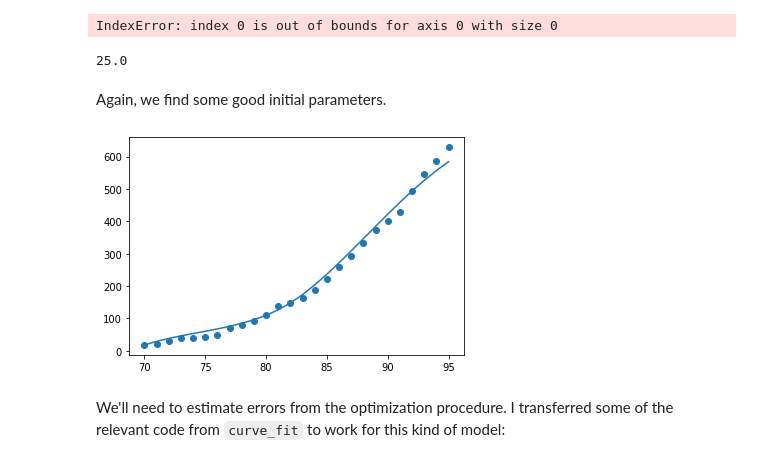
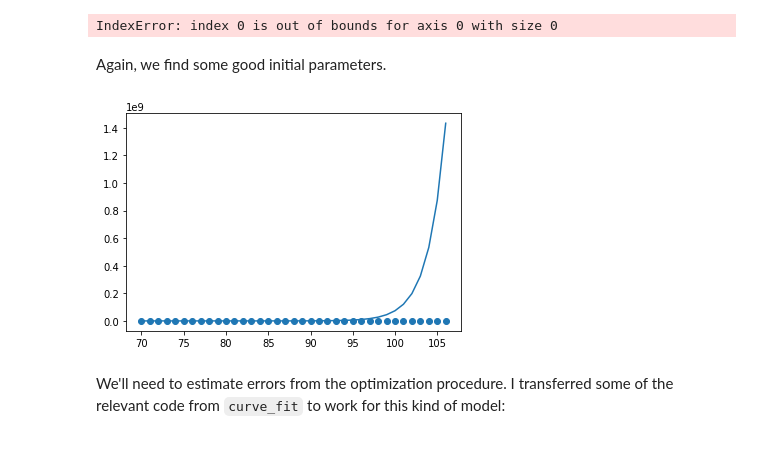
Before and after one commit to velischrist/billy-kimba, a Jupyter notebook: basic_models/seiirq.ipynb, the cells around one changed output. Drawn from its saved outputs; the diff is of its cells as text; code cells hidden in the pictures.

```diff
--- a/basic_models/seiirq.ipynb
+++ b/basic_models/seiirq.ipynb
@@ -54,7 +54,7 @@ Fix the missing FIPS codes for some counties
 # %%
 # Manually set the FIPS codes for NYC and Guam as the data does
 # not have those set.
-df.loc[df['county'] == 'New York City', 'fips'] = 36061
+df.loc[df['county'] == 'New York City', 'fips'] = 25017
 df.loc[df['state'] == 'Guam', 'fips'] = 66010
 
 # Remove areas with no FIPS codes.
@@ -128,17 +124,8 @@ IndexError: index 0 is out of bounds for axis 0 with size 0
 # %%
 # Google Mobility Dataset
 mob_df = pd.read_csv(f"{homedir}/data/google_mobility/Global_Mobility_Report.csv")
-# %%
-date1 = "2020-02-15"
-date2 = "2020-01-21"
-d1 = pd.to_datetime(date1)
-d2 = pd.to_datetime(date2)
-d = (d1 - d2) / np.timedelta64(1, 'D')
-d
-# %% [output]
-25.0
 # %%
-fips = 25017
+fips = 53061
 name = df[df['fips'] == fips]['county'].values[0]
 county = name + " County"
 l = mob_df.iloc[: , [5, 6, 7, 8, 9, 10]][mob_df.sub_region_2 == county]
@@ -149,7 +136,8 @@ if len(lst) == 0:
     lst = l.values.tolist()
 moving = []
 for item in lst:
-    item[-1] = -1 * item[-1]
+    if not np.isnan(item[-1]):
+        item[-1] = -1 * item[-1]
     avg = np.nanmean(item)
     moving.append(avg/100)
 moving = np.array(moving)
@@ -162,7 +150,7 @@ diff = (d1 - d2) / np.timedelta64(1, 'D')
 
 def q(t, N, shift, fips):
     t = t - diff
-    q = N*(1-moving) - N*shift
+    q = N*(moving) - N*shift
     if np.round(t) >= len(q):
         return q[-1]
     return q[int(np.round(t))]
@@ -174,6 +162,15 @@ def q(t, N, shift, fips):
 #     if np.round(t) >= len(q):
 #         return q[-1]
 #     return q[int(np.round(t))]
+import math
+
+def log_if_large(x):
+    if abs(x) < 1000:
+        return x
+    if x < 0:
+        return -math.log(-x)
+    else:
+        return math.log(x)
 
 def tau(t):
     return 0
@@ -198,11 +195,26 @@ def seiirq(dat, t, params, N, max_t, offset, fips):
     Qia = Qind + (1-Qind)*tau(t + offset)
 
     dsdt = - beta * s * i_a * (1 - Qind) * (1 - Qia) / N
+    if dsdt < 0:
+        dsdt = -math.log(-dsdt)
+    else:
+        dsdt = math.log(dsdt)
+
     dedt = beta * s * i_a* (1 - Qind) * (1 - Qia) / N  - alpha * e
+    # dedt = log_if_large(dedt)
+
     diadt = alpha * e - (sigma + ra) * i_a
+    # diadt = log_if_large(diadt)
+
     disdt = sigma * i_a - (delta + rs) * i_s
+
+    # isdt = log_if_large(disdt)
+
     dddt = delta * i_s
+    # dddt = log_if_large(dddt)
+
     drdt = ra * i_a + rs * i_s
+    # drdt = log_if_large(drdt)
 
 
     # susceptible, exposed, infected, quarantined, recovered, died, unsusceptible
@@ -269,19 +281,19 @@ Again, we find some good initial parameters.
 # %%
 %matplotlib notebook
 %matplotlib inline
 
 plt.figure()
-d = select_region(df, 25017)
+d = select_region(df, 42101)
 # parameters: beta, alpha, sigma, ra, rs, delta, shift
-params = [3.0, 0.40, 0.1, 0.15, 0.34, 0.015, -0.2]
+params = [1.8, 0.35, 0.1, 0.15, 0.34, 0.015, -0.2]
 # conditions: E, IA, IS, R
 initial_conditions = [4e-6, 0.0009, 0.0005, 0.0002]
-s = model_z(params + initial_conditions, d, 25017)
+s = model_z(params + initial_conditions, d, 42101)
 plt.scatter(d['date_processed'], d['deaths'])
 plt.plot(d['date_processed'], s[:, 5])
 plt.show()
 # %% [output]
-[figure, old version]
+[figure, new version]
 # %% [markdown]
 We'll need to estimate errors from the optimization procedure. I transferred some of the relevant code from `curve_fit` to work for this kind of model:
 # %%
```
Also changed, not shown: parts of 4 cells of this notebook, 6 other files.
